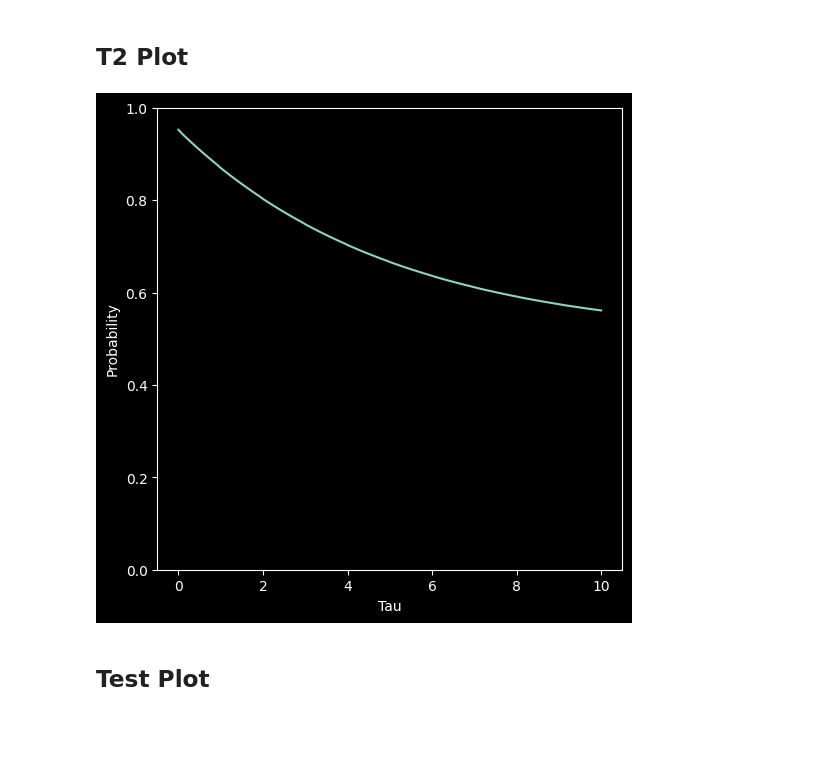
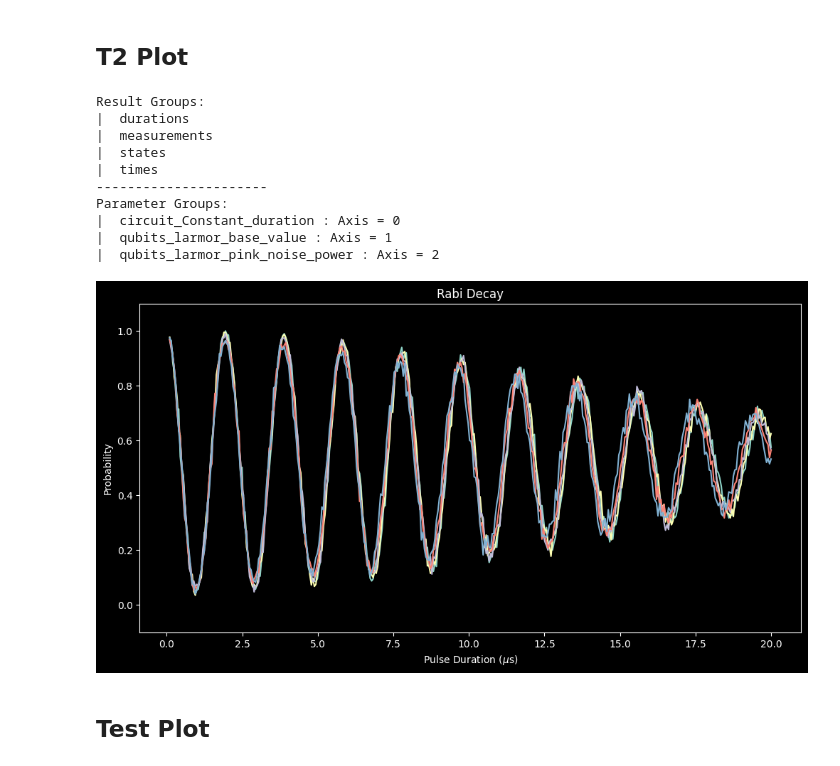
Before and after one commit to Slippery-Chickenz/qipQubitSimTools, a Jupyter notebook: examples/example.ipynb, the cells around one changed output. Saved outputs shown, nothing was run; the diff lists cells and outputs as text; code cells hidden in the pictures; blank space fills up the shorter version.

```diff
--- a/examples/example.ipynb
+++ b/examples/example.ipynb
@@ -523,6 +525,7 @@ Parameter Groups:
 # %%
 fig, ax = plt.subplots(figsize = (10, 6))
-ax.plot(taus, measurement_probabilities)
+for i in range(len(noise_powers)):
+    ax.plot(taus, measurement_probabilities[:,i], label = "{:.2f}".format(noise_powers[i]))
 ax.set_ylabel("Probability")
 ax.set_xlabel("Tau ($\\mu$s)")
 ax.set_title("Hahn Echo")
@@ -597,3 +600,29 @@ f.close()
 f = h5py.File("T2_relaxation.h5")
 results = f["results"]
 parameters = f["parameters"]
+
+print("Result Groups:")
+for key in results:
+    print("| ", key)
+
+print("----------------------")
+
+print("Parameter Groups:")
+for key in parameters:
+    print("| ", key, ": Axis =", parameters[key].attrs["axis"][0])
+
+durations = np.array(parameters["circuit_Constant_duration"])
+noise_powers = np.array(parameters["qubits_larmor_pink_noise_power"])
+measurements = np.array(results["measurements"])[:,:,:]
+measurement_probabilities = np.average(measurements, 1)
+# %% [output]
+Result Groups:
+|  durations
+|  measurements
+|  states
+|  times
+----------------------
+Parameter Groups:
+|  circuit_Constant_duration : Axis = 0
+|  qubits_larmor_base_value : Axis = 1
+|  qubits_larmor_pink_noise_power : Axis = 2
@@ -605,15 +629,15 @@ taus = parameters["circuit_Idle_duration"]
 # %%
-assert(isinstance(probabilities, h5py.Dataset))
-assert(isinstance(taus, h5py.Dataset))
-
-fig, ax = plt.subplots(figsize = (6, 6))
-ax.plot(taus[:], probabilities[:])
+fig, ax = plt.subplots(figsize = (12, 6))
+for i in range(len(noise_powers)):
+    ax.plot(durations, measurement_probabilities[:,i], label = "{:.2f}".format(noise_powers[i]))
+# ax.plot(durations, measurement_probabilities)
+ax.set_title("Rabi Decay")
 ax.set_ylabel("Probability")
-ax.set_xlabel("Tau")
-ax.set_ylim(0, 1)
+ax.set_xlabel("Pulse Duration ($\\mu$s)")
+ax.set_ylim(-0.1, 1.1)
 plt.show()
 # %% [output]
-[figure, old version]
+[figure, new version]
 # %%
 f.close()
 # %% [markdown]
```
Also changed, not shown: parts of 8 cells of this notebook, 14 other files.
